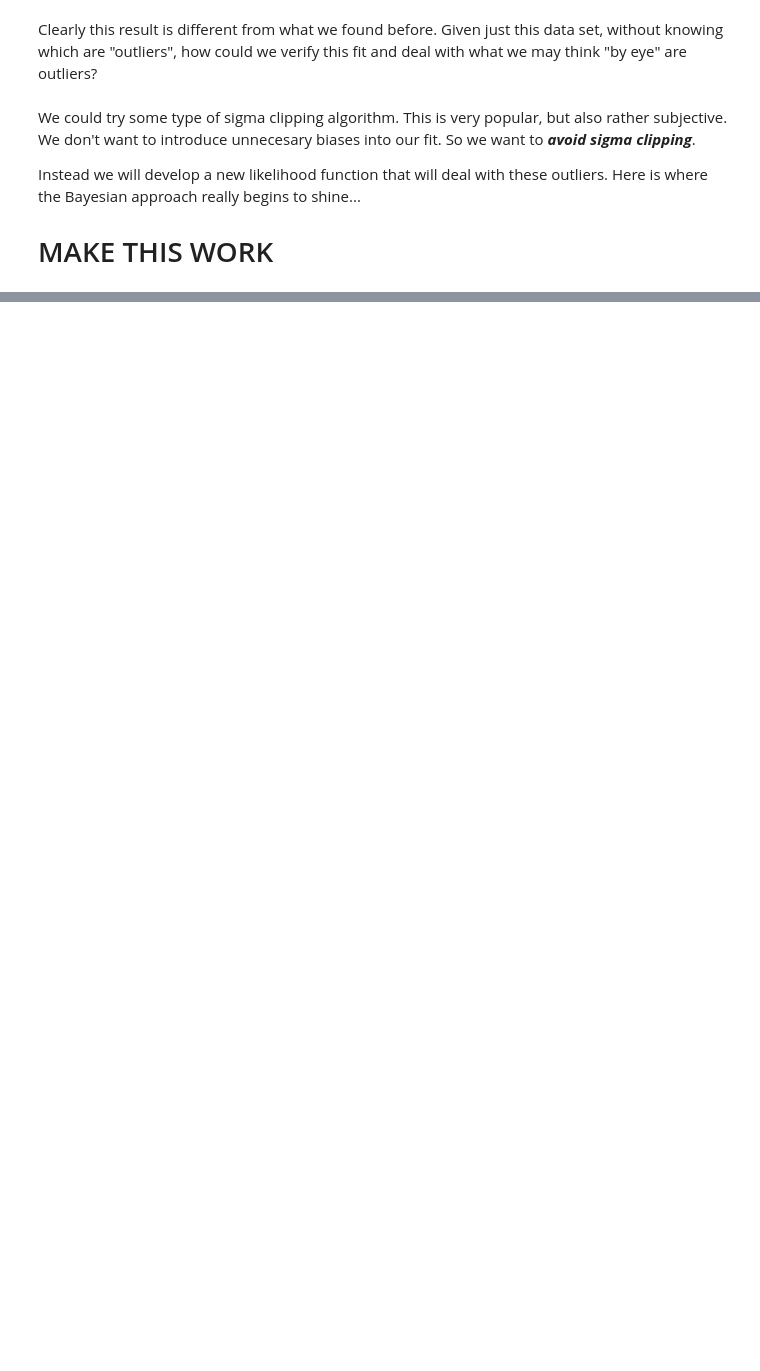
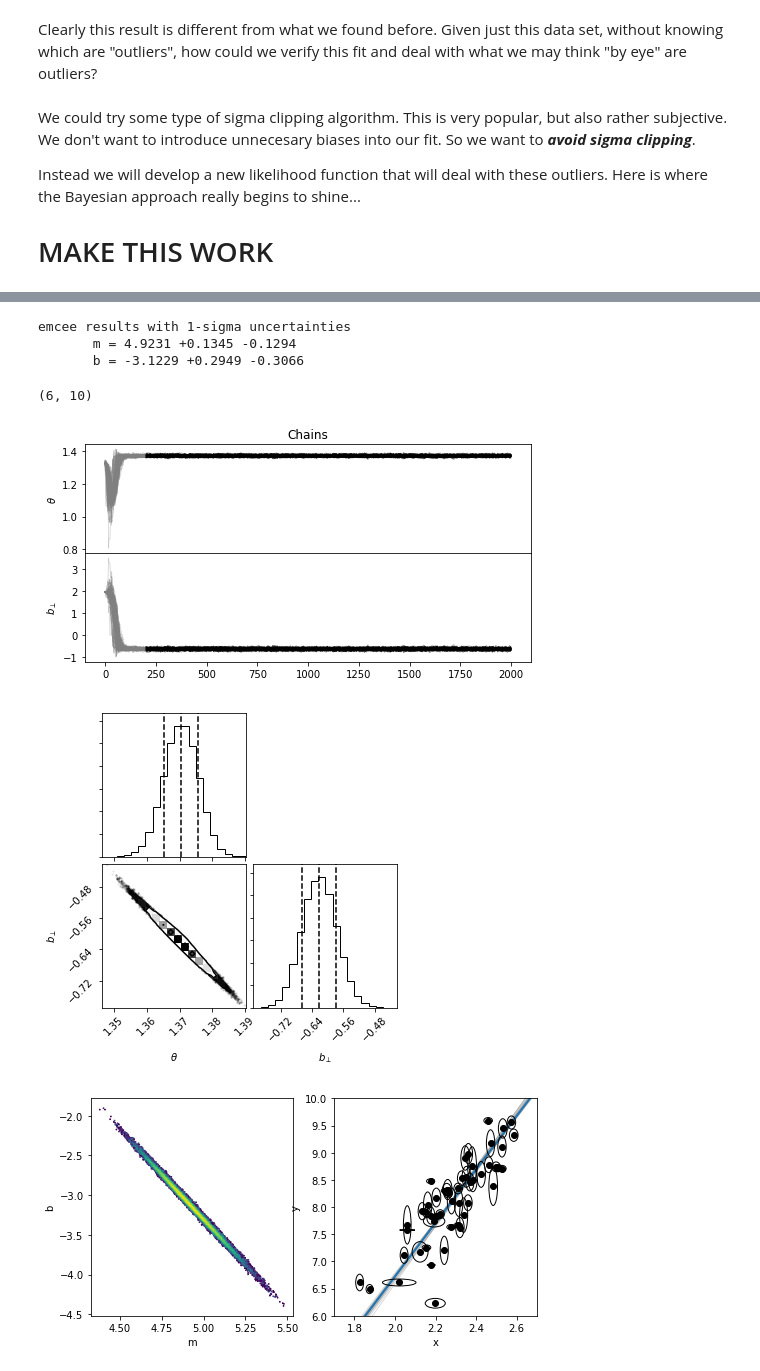
Before and after one commit to ageller/CRD2018emcee, a Jupyter notebook: emceeDemoCRD2018.ipynb, the cells around one changed output, grey strips where cells are left out. Saved outputs shown, nothing was run; the diff lists cells and outputs as text; code cells hidden in the pictures; blank space fills up the shorter version.

```diff
--- a/emceeDemoCRD2018.ipynb
+++ b/emceeDemoCRD2018.ipynb
@@ -642,0 +711,49 @@ ax.set_yscale("log")
+# %%
+nwalkers = 100
+nfac = [1e-2, 1e-2]
+th = thFromM(4.)
+bp = bpFromBth(8., th)
+guess0 = np.array([th, bp])
+ndim = len(guess0)
+pos = [guess0 + nfac * np.random.randn(ndim) for i in range(nwalkers)]
+
+sampler = emcee.EnsembleSampler(nwalkers, ndim, lnprob, args=(obs_lx, obs_ly, sigma_lx, sigma_ly, rho_xy), threads = 6)
+
+nsamples = 2000
+foo = sampler.run_mcmc(pos, nsamples)
+# %%
+# set a "burn-in" limit
+nburn = 200
+th_samples = np.array(sampler.chain[:,nburn:,0]).flatten()
+bp_samples = np.array(sampler.chain[:,nburn:,1]).flatten()
+m_samples = mFromTh(th_samples)
+b_samples = bFromThBp(th_samples, bp_samples)
+
+#print the results taking 1-sigma confidence intervals
+samples = np.vstack([m_samples, b_samples]).T
+m_mcmc, b_mcmc = map(lambda v: (v[1], v[2]-v[1], v[1]-v[0]), zip(*np.percentile(samples, [16, 50, 84], axis=0)))
+print("emcee results with 1-sigma uncertainties\n \
+      m = {:.4f} +{:.4f} -{:.4f}\n \
+      b = {:.4f} +{:.4f} -{:.4f}\n" \
+      .format(m_mcmc[0], m_mcmc[1], m_mcmc[2], b_mcmc[0], b_mcmc[1], b_mcmc[2]))
+
+paramsNames = [r'$\theta$', r'$b_\perp$']
+
+#chain plot
+axC = plotChains(sampler, nburn, paramsNames)
+
+#corner plot
+makeCorner(sampler, nburn, paramsNames)
+
+#Adam's plots
+axA = prettyPlot(obs_lx, obs_ly, sigma_lx, sigma_ly, rho_xy, m_samples, b_samples, m_mcmc[0], b_mcmc[0], nburn, ndraw = 20)
+axA[1].set_xlim(1.7,2.7)
+axA[1].set_ylim(6,10)
+# %% [output]
+emcee results with 1-sigma uncertainties
+       m = 4.9231 +0.1345 -0.1294
+       b = -3.1229 +0.2949 -0.3066
+(6, 10)
+[figure, added]
+[figure, added]
+[figure, added]
```
Also changed, not shown: parts of 15 cells of this notebook, 1 other file.
